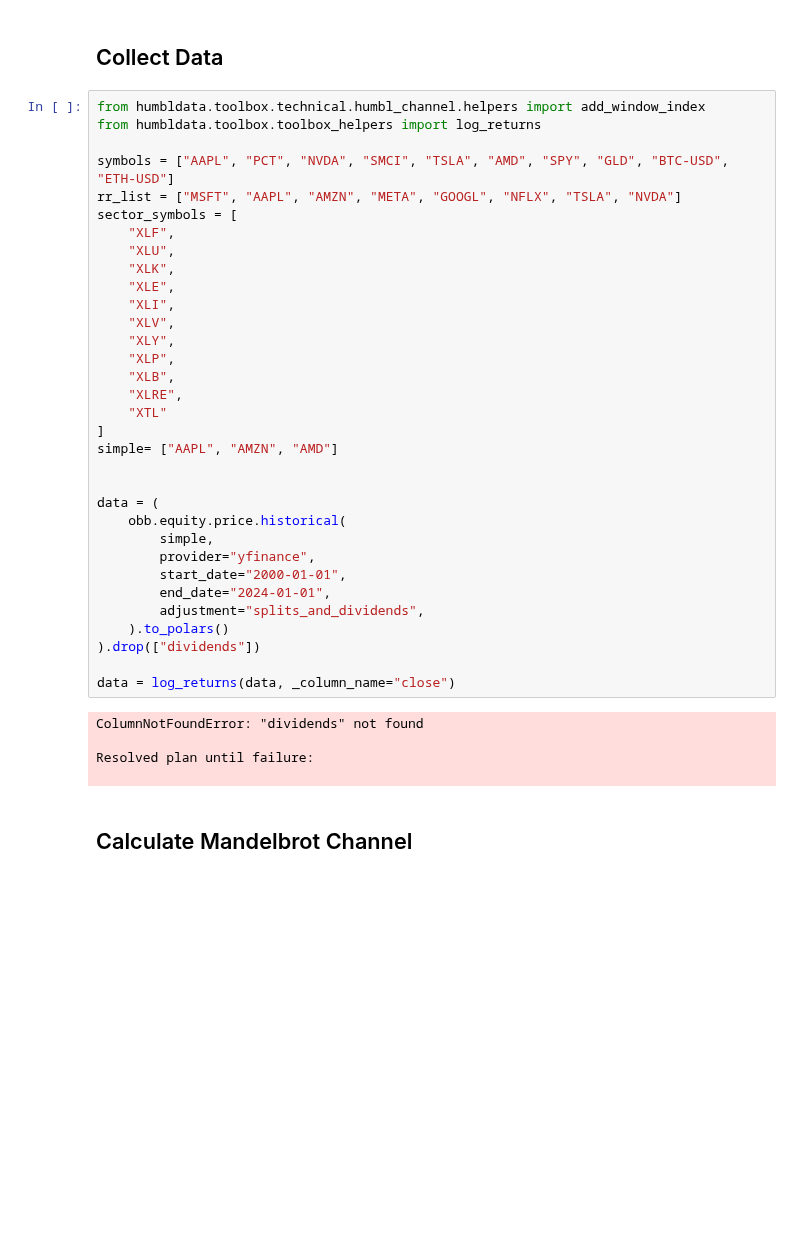
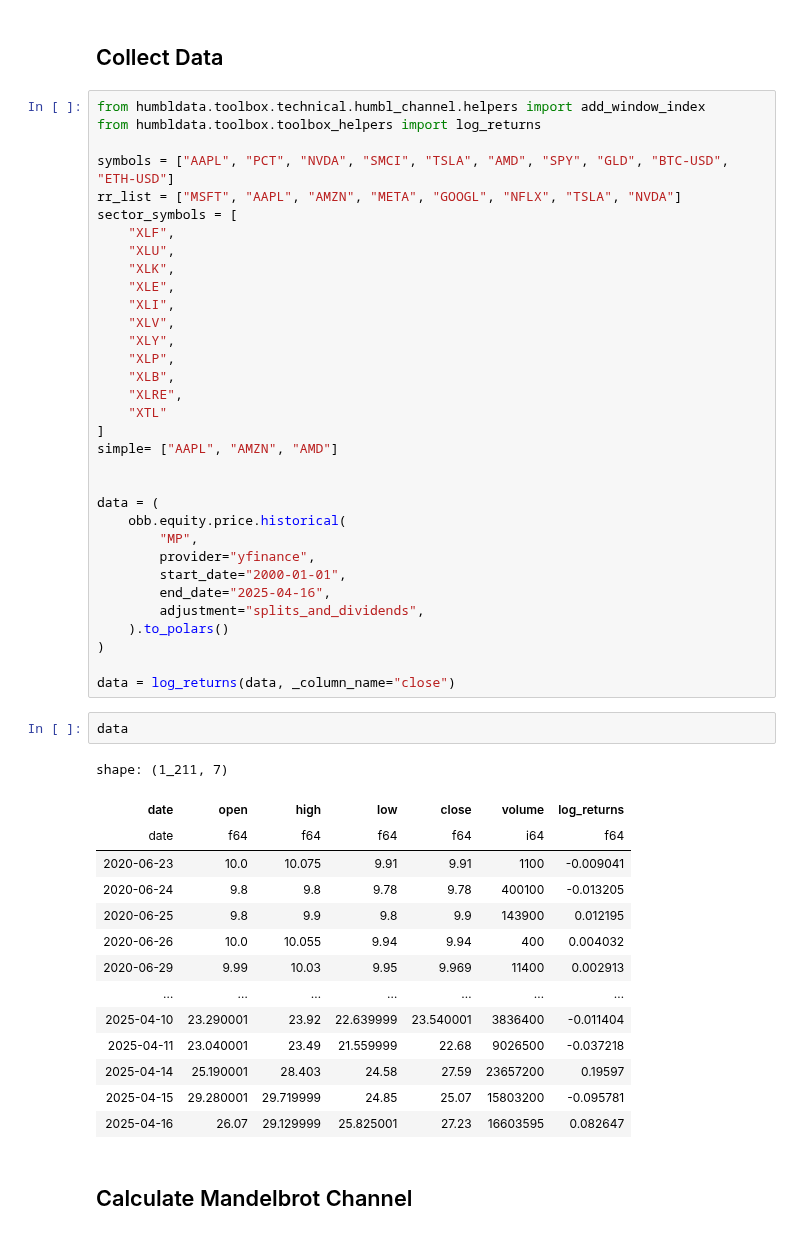
Before and after one commit to humblFINANCE/humblDATA, a Jupyter notebook: notebooks/calc_humbl_channel.ipynb, the cells around one changed output. Cells and saved outputs as stored; diff of their text form; blank space fills up the shorter version.

```diff
--- a/notebooks/calc_humbl_channel.ipynb
+++ b/notebooks/calc_humbl_channel.ipynb
@@ -39,20 +39,32 @@ simple= ["AAPL", "AMZN", "AMD"]
 
 data = (
     obb.equity.price.historical(
-        simple,
+        "MP",
         provider="yfinance",
         start_date="2000-01-01",
-        end_date="2024-01-01",
+        end_date="2025-04-16",
         adjustment="splits_and_dividends",
     ).to_polars()
-).drop(["dividends"])
+)
 
 data = log_returns(data, _column_name="close")
-# %% [output]
-ColumnNotFoundError: "dividends" not found
-
-Resolved plan until failure:
-
+# %%
+data
+# %% [output]
+shape: (1_211, 7)
+| date | open | high | low | close | volume | log_returns |
+| date | f64 | f64 | f64 | f64 | i64 | f64 |
+| 2020-06-23 | 10.0 | 10.075 | 9.91 | 9.91 | 1100 | -0.009041 |
+| 2020-06-24 | 9.8 | 9.8 | 9.78 | 9.78 | 400100 | -0.013205 |
+| 2020-06-25 | 9.8 | 9.9 | 9.8 | 9.9 | 143900 | 0.012195 |
+| 2020-06-26 | 10.0 | 10.055 | 9.94 | 9.94 | 400 | 0.004032 |
+| 2020-06-29 | 9.99 | 10.03 | 9.95 | 9.969 | 11400 | 0.002913 |
+| … | … | … | … | … | … | … |
+| 2025-04-10 | 23.290001 | 23.92 | 22.639999 | 23.540001 | 3836400 | -0.011404 |
+| 2025-04-11 | 23.040001 | 23.49 | 21.559999 | 22.68 | 9026500 | -0.037218 |
+| 2025-04-14 | 25.190001 | 28.403 | 24.58 | 27.59 | 23657200 | 0.19597 |
+| 2025-04-15 | 29.280001 | 29.719999 | 24.85 | 25.07 | 15803200 | -0.095781 |
+| 2025-04-16 | 26.07 | 29.129999 | 25.825001 | 27.23 | 16603595 | 0.082647 |
 # %% [markdown]
 ## Calculate Mandelbrot Channel
 # %%
```
Also changed, not shown: 4 other files.
